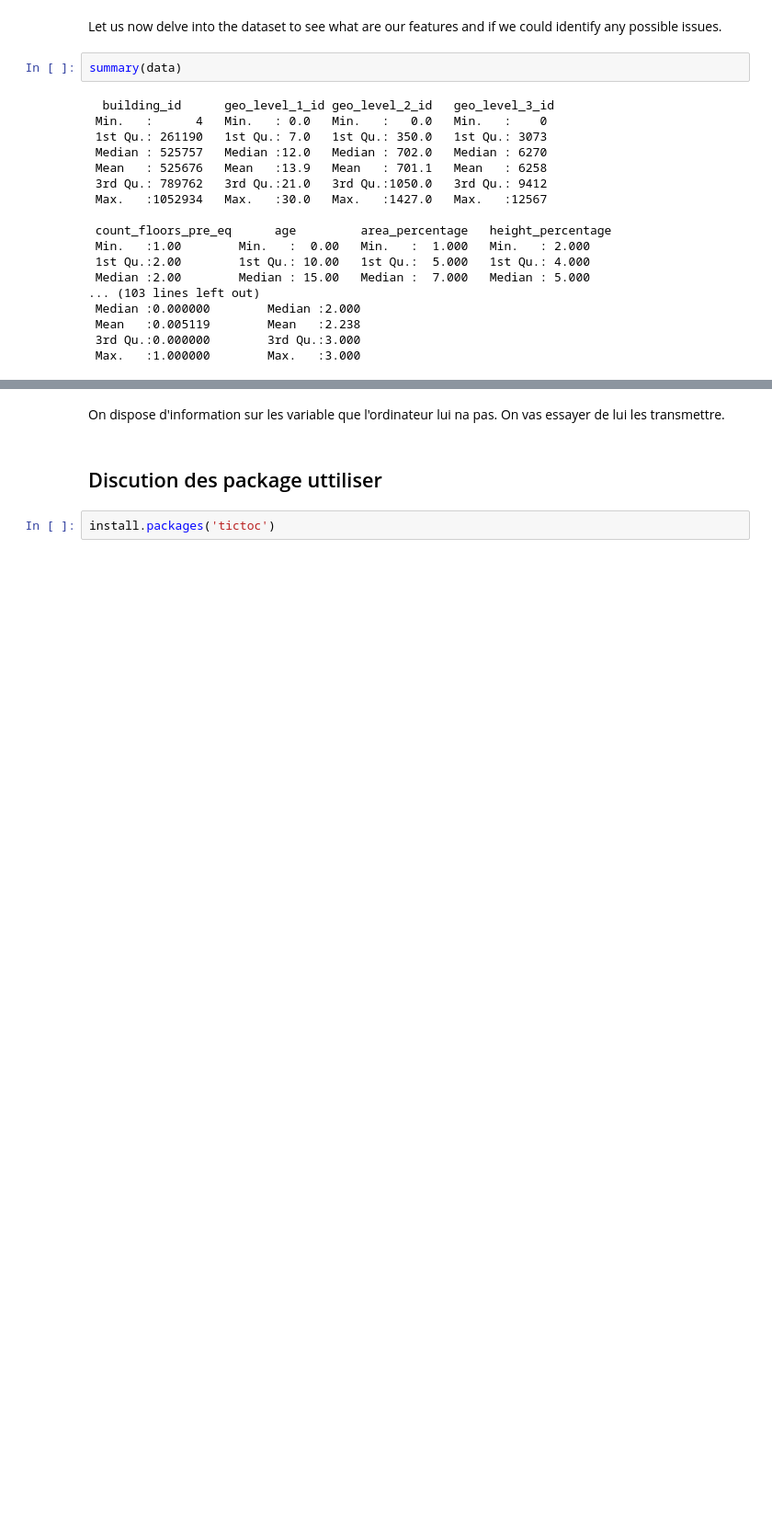
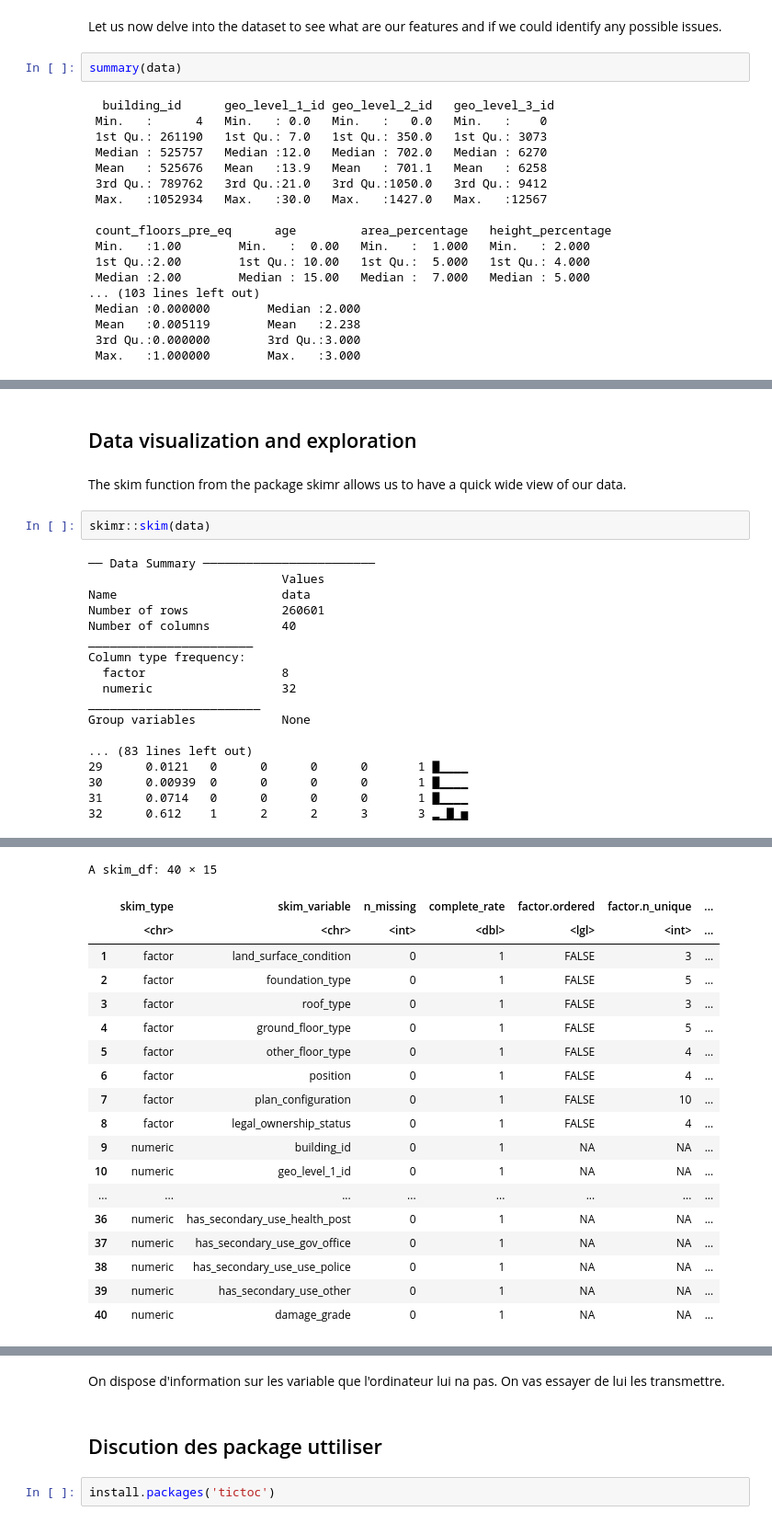
Before and after one commit to bikostet/richter-s-predictor-group-42, a Jupyter notebook: 0_Data Pre-processing .ipynb, the cells around one changed output, grey strips where cells are left out. Shown at 92% size. Drawn from its saved outputs; the diff is of its cells as text; blank space fills up the shorter version.

```diff
--- a/0_Data Pre-processing .ipynb
+++ b/0_Data Pre-processing .ipynb
@@ -106,0 +114,24 @@ ERROR: Error in summarize(., across(everything(), list(n_distinct)), ): impossib
+# %% [markdown]
+## Data visualization and exploration
+# %% [markdown]
+The skim function from the package skimr allows us to have a quick wide view of our data.
+# %%
+skimr::skim(data)
+# %% [output]
+── Data Summary ────────────────────────
+                           Values
+Name                       data
+Number of rows             260601
+Number of columns          40
+_______________________
+Column type frequency:
+  factor                   8
+  numeric                  32
+________________________
+Group variables            None
+
+... (83 lines left out)
+29      0.0121   0      0      0      0       1 ▇▁▁▁▁
+30      0.00939  0      0      0      0       1 ▇▁▁▁▁
+31      0.0714   0      0      0      0       1 ▇▁▁▁▁
+32      0.612    1      2      2      3       3 ▂▁▇▁▅
@@ -106,0 +140,19 @@ ERROR: Error in summarize(., across(everything(), list(n_distinct)), ): impossib
+A skim_df: 40 × 15
+|  | skim_type | skim_variable | n_missing | complete_rate | factor.ordered | factor.n_unique | ... |
+|  | <chr> | <chr> | <int> | <dbl> | <lgl> | <int> | ... |
+| 1 | factor | land_surface_condition | 0 | 1 | FALSE | 3 | ... |
+| 2 | factor | foundation_type | 0 | 1 | FALSE | 5 | ... |
+| 3 | factor | roof_type | 0 | 1 | FALSE | 3 | ... |
+| 4 | factor | ground_floor_type | 0 | 1 | FALSE | 5 | ... |
+| 5 | factor | other_floor_type | 0 | 1 | FALSE | 4 | ... |
+| 6 | factor | position | 0 | 1 | FALSE | 4 | ... |
+| 7 | factor | plan_configuration | 0 | 1 | FALSE | 10 | ... |
+| 8 | factor | legal_ownership_status | 0 | 1 | FALSE | 4 | ... |
+| 9 | numeric | building_id | 0 | 1 | NA | NA | ... |
+| 10 | numeric | geo_level_1_id | 0 | 1 | NA | NA | ... |
+| ... | ... | ... | ... | ... | ... | ... | ... |
+| 36 | numeric | has_secondary_use_health_post | 0 | 1 | NA | NA | ... |
+| 37 | numeric | has_secondary_use_gov_office | 0 | 1 | NA | NA | ... |
+| 38 | numeric | has_secondary_use_use_police | 0 | 1 | NA | NA | ... |
+| 39 | numeric | has_secondary_use_other | 0 | 1 | NA | NA | ... |
+| 40 | numeric | damage_grade | 0 | 1 | NA | NA | ... |
```
Also changed, not shown: parts of 6 cells of this notebook, 2 other files.
